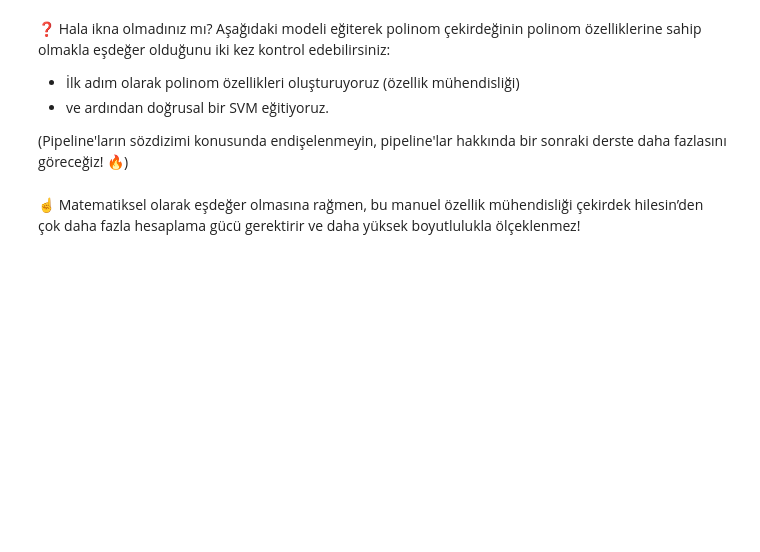
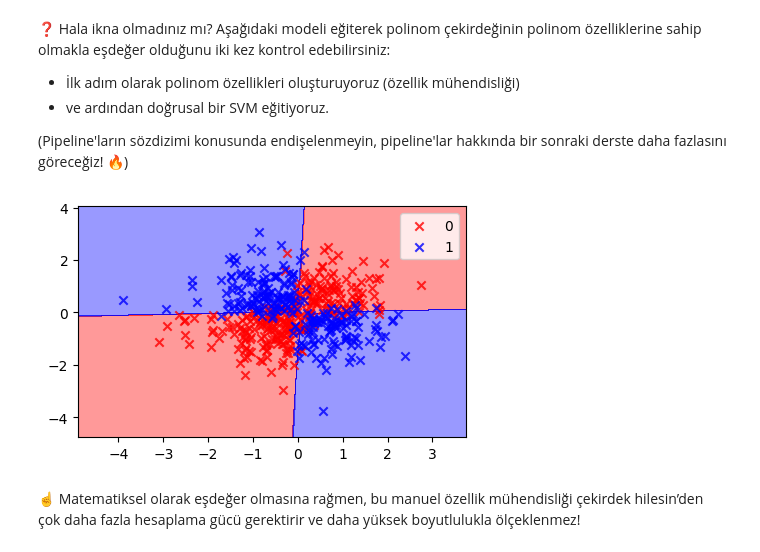
Before and after one commit to icedemirkaano/S16D5-S-data-svm, a Jupyter notebook: SVM.ipynb, the cells around one changed output. Cells and saved outputs as stored; diff of their text form; code cells hidden in the pictures; blank space fills up the shorter version.

```diff
--- a/SVM.ipynb
+++ b/SVM.ipynb
@@ -300,16 +300,18 @@ git push origin master
 # %%
 from sklearn.pipeline import make_pipeline
 from sklearn.preprocessing import PolynomialFeatures
 
 # Choose your degree
-degree = None
+degree = 2
 
 equivalent_polynomial_model = make_pipeline(
     (PolynomialFeatures(degree=degree)),  # First, create all polynomial combinations of your features
     (SVC(kernel="linear", C=100))  # Then, fit a linear SVM
 )
 equivalent_polynomial_model.fit(X, y)
 plot_decision_regions(X, y, classifier=equivalent_polynomial_model)
+# %% [output]
+[figure, added]
 # %% [markdown]
 ☝️ Matematiksel olarak eşdeğer olmasına rağmen, bu manuel özellik mühendisliği çekirdek hilesin’den çok daha fazla hesaplama gücü gerektirir ve daha yüksek boyutlulukla ölçeklenmez!
 # %% [markdown]
```
Also changed, not shown: parts of 19 cells of this notebook, 1 other file.
